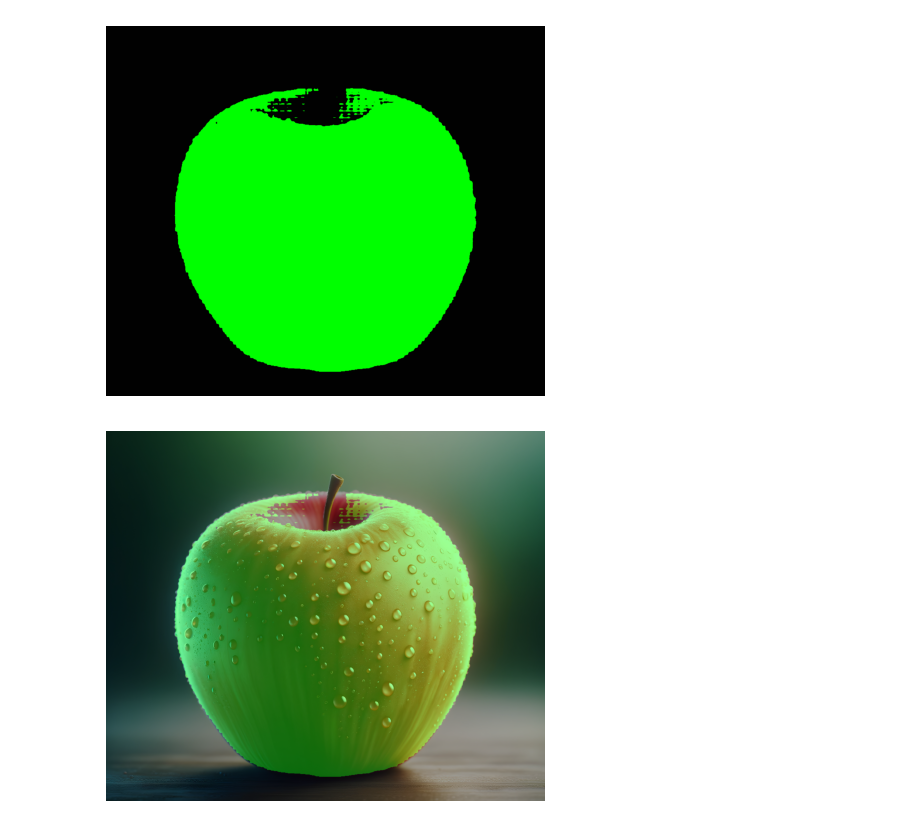
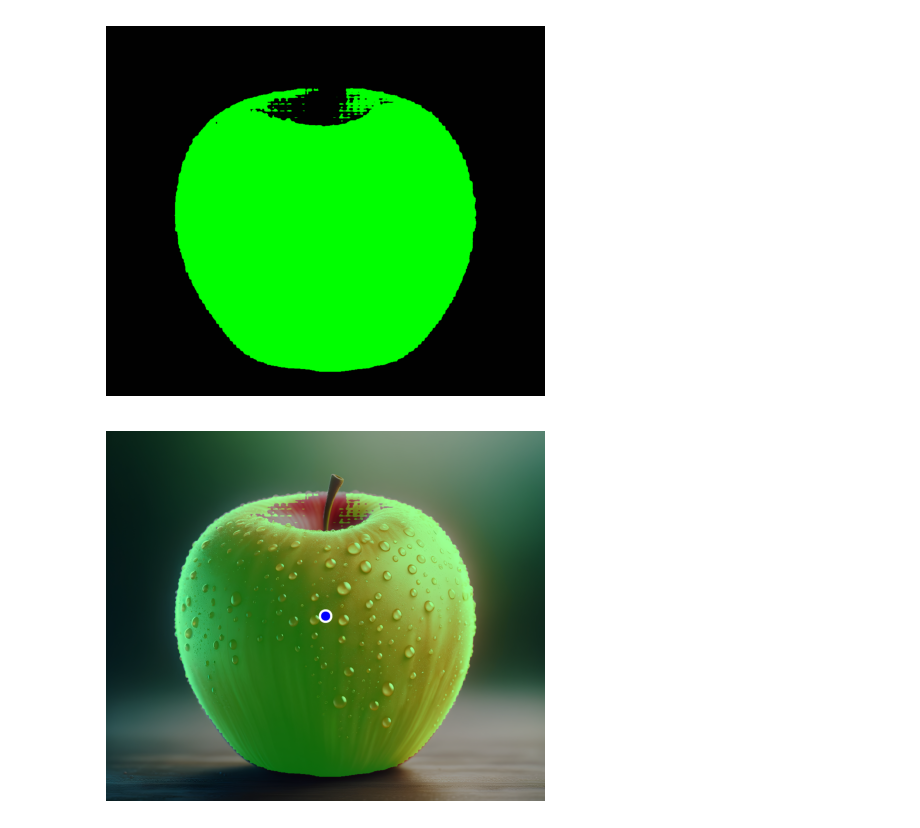
Before and after one commit to yuki-inaho/segment_anything_onnx_sandbox, a Jupyter notebook: demo_with_onnx.ipynb, the cells around one changed output. Saved outputs shown, nothing was run; the diff lists cells and outputs as text; code cells hidden in the pictures.

Commit message:
Add an image

```diff
--- a/demo_with_onnx.ipynb
+++ b/demo_with_onnx.ipynb
@@ -96,7 +93,9 @@ show_image_from_ndarray(mask_rgb)
 [figure]
 # %%
 result = cv2.addWeighted(image, 0.6, mask_rgb, 0.4, 2.2)
+result = cv2.circle(result, INPUT_POINT, 30, (255, 255, 255), -1)
+result = cv2.circle(result, INPUT_POINT, 20, (255, 0, 0), -1)
 
 show_image_from_ndarray(result)
 # %% [output]
-[figure, old version]
+[figure, new version]
```
Also changed, not shown: parts of 2 cells of this notebook, 1 other file.
